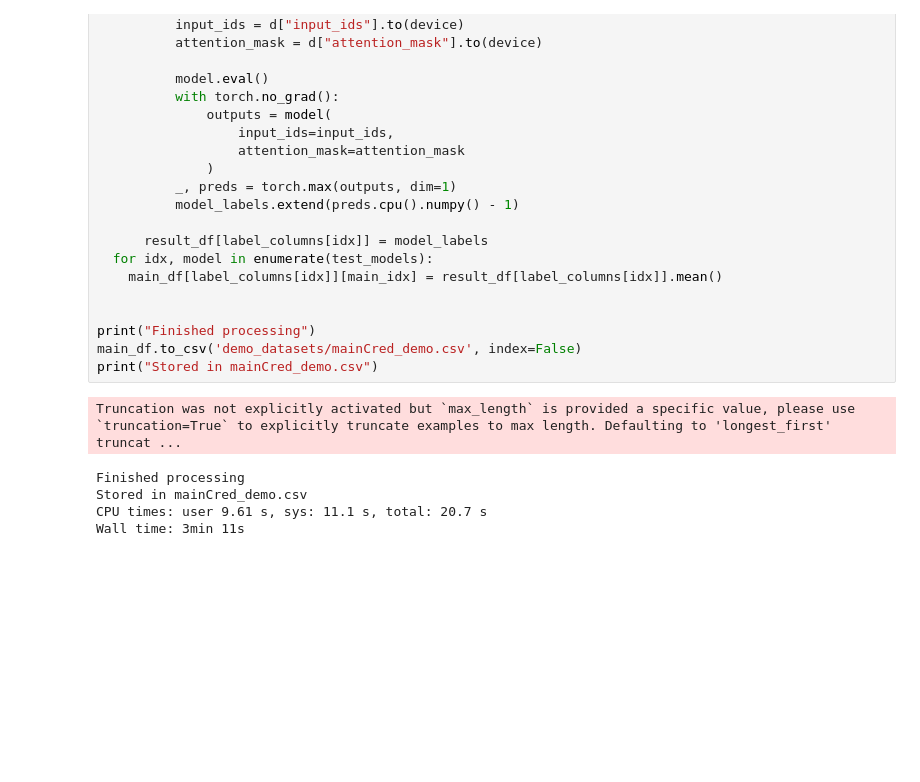
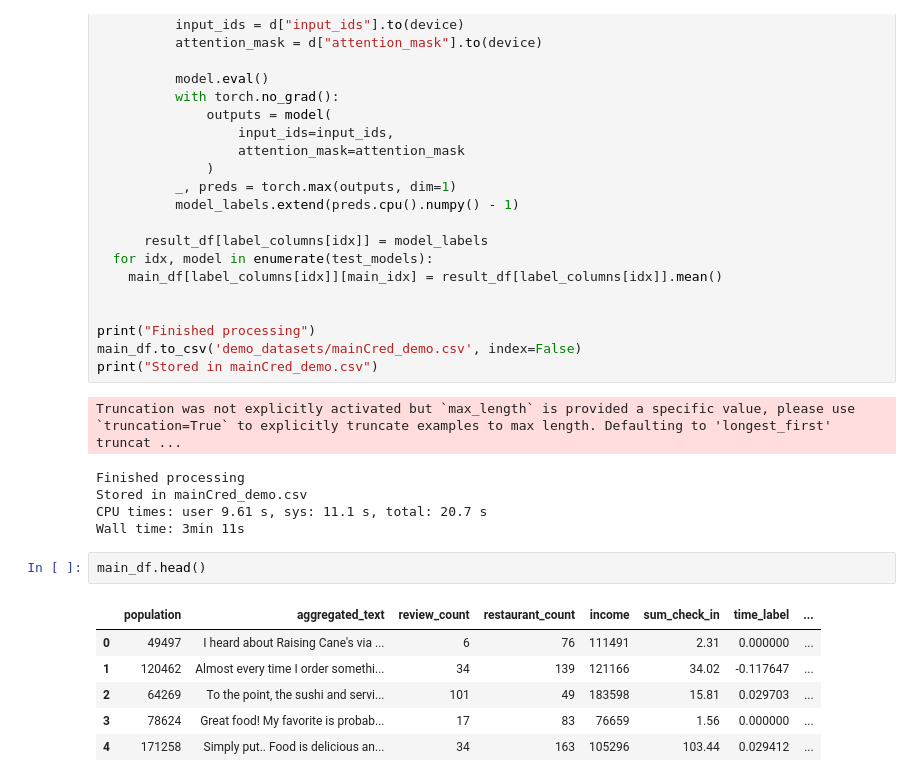
Before and after one commit to tony-sensei/CheckinRank, a Jupyter notebook: demo.ipynb, the cells around one changed output. Cells and saved outputs as stored; diff of their text form; blank space fills up the shorter version.

```diff
--- a/demo.ipynb
+++ b/demo.ipynb
@@ -229,3 +213,12 @@ Finished processing
 Stored in mainCred_demo.csv
 CPU times: user 9.61 s, sys: 11.1 s, total: 20.7 s
 Wall time: 3min 11s
+# %%
+main_df.head()
+# %% [output]
+|  | population | aggregated_text | review_count | restaurant_count | income | sum_check_in | time_label | ... |
+| 0 | 49497 | I heard about Raising Cane's via ... | 6 | 76 | 111491 | 2.31 | 0.000000 | ... |
+| 1 | 120462 | Almost every time I order somethi... | 34 | 139 | 121166 | 34.02 | -0.117647 | ... |
+| 2 | 64269 | To the point, the sushi and servi... | 101 | 49 | 183598 | 15.81 | 0.029703 | ... |
+| 3 | 78624 | Great food! My favorite is probab... | 17 | 83 | 76659 | 1.56 | 0.000000 | ... |
+| 4 | 171258 | Simply put.. Food is delicious an... | 34 | 163 | 105296 | 103.44 | 0.029412 | ... |
```
Also changed, not shown: parts of 3 cells of this notebook.
